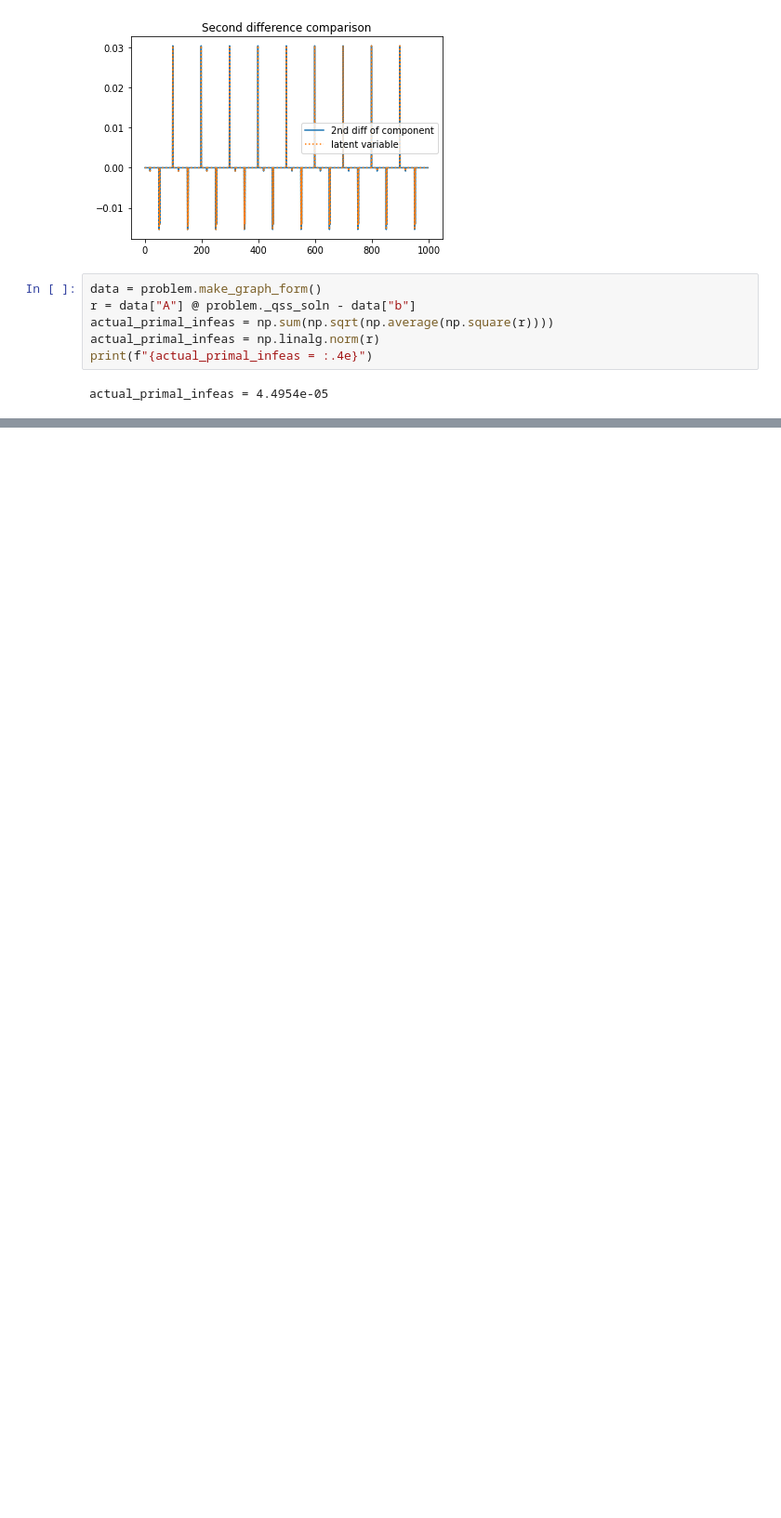
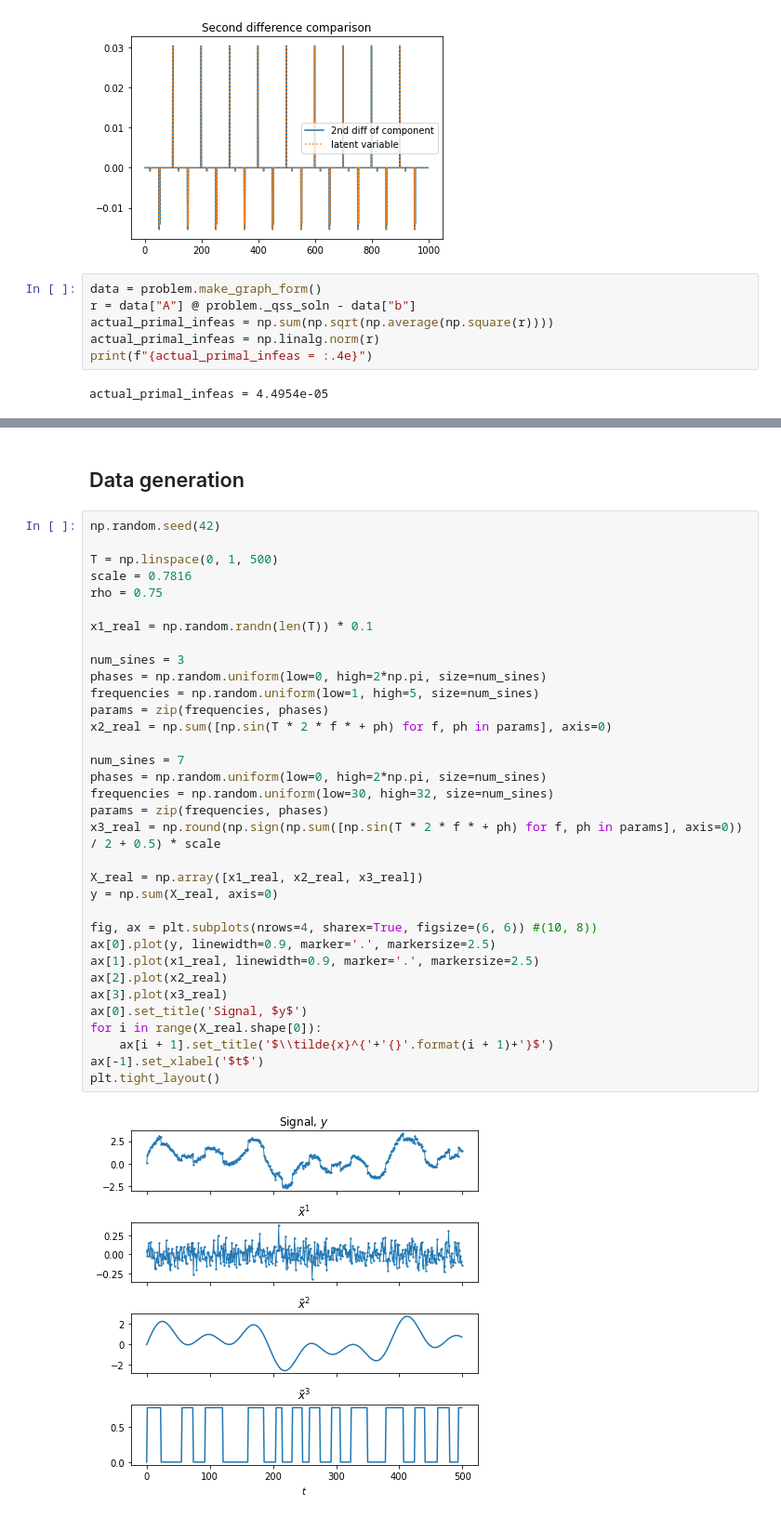
Before and after one commit to cvxgrp/qss, a Jupyter notebook: notebooks/test_block_rho.ipynb, the cells around one changed output, grey strips where cells are left out. Shown at 93% size. Saved outputs shown, nothing was run; the diff lists cells and outputs as text; blank space fills up the shorter version.

```diff
--- a/notebooks/test_block_rho.ipynb
+++ b/notebooks/test_block_rho.ipynb
@@ -706,0 +713,38 @@ actual_primal_infeas = 4.4954e-05
+# %% [markdown]
+## Data generation
+# %%
+np.random.seed(42)
+
+T = np.linspace(0, 1, 500)
+scale = 0.7816
+rho = 0.75
+
+x1_real = np.random.randn(len(T)) * 0.1
+
+num_sines = 3
+phases = np.random.uniform(low=0, high=2*np.pi, size=num_sines)
+frequencies = np.random.uniform(low=1, high=5, size=num_sines)
+params = zip(frequencies, phases)
+x2_real = np.sum([np.sin(T * 2 * f * + ph) for f, ph in params], axis=0)
+
+num_sines = 7
+phases = np.random.uniform(low=0, high=2*np.pi, size=num_sines)
+frequencies = np.random.uniform(low=30, high=32, size=num_sines)
+params = zip(frequencies, phases)
+x3_real = np.round(np.sign(np.sum([np.sin(T * 2 * f * + ph) for f, ph in params], axis=0)) / 2 + 0.5) * scale
+
+X_real = np.array([x1_real, x2_real, x3_real])
+y = np.sum(X_real, axis=0)
+
+fig, ax = plt.subplots(nrows=4, sharex=True, figsize=(6, 6)) #(10, 8))
+ax[0].plot(y, linewidth=0.9, marker='.', markersize=2.5)
+ax[1].plot(x1_real, linewidth=0.9, marker='.', markersize=2.5)
+ax[2].plot(x2_real)
+ax[3].plot(x3_real)
+ax[0].set_title('Signal, $y$')
+for i in range(X_real.shape[0]):
+    ax[i + 1].set_title('$\\tilde{x}^{'+'{}'.format(i + 1)+'}$')
+ax[-1].set_xlabel('$t$')
+plt.tight_layout()
+# %% [output]
+[figure, added]
```
Also changed, not shown: parts of 25 cells of this notebook, 1 other file.
